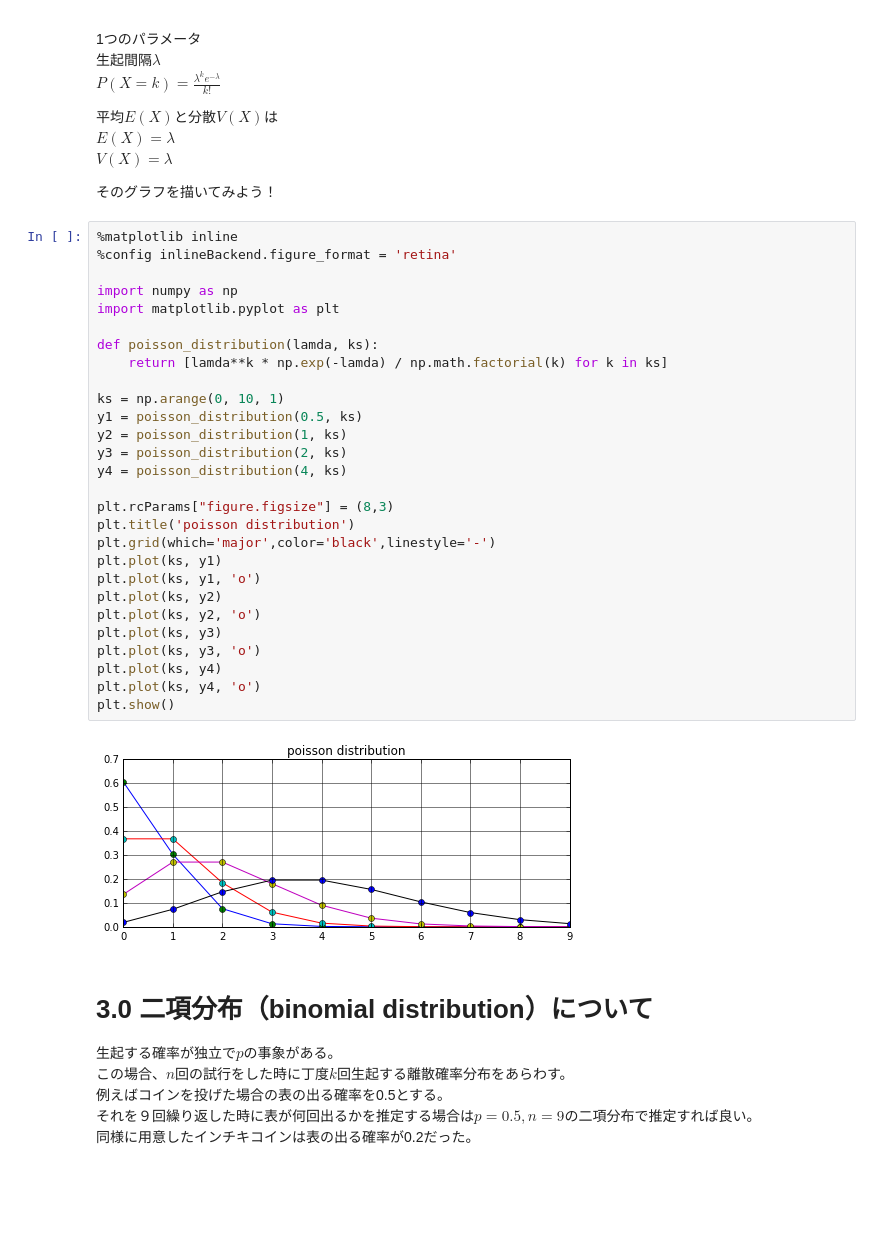
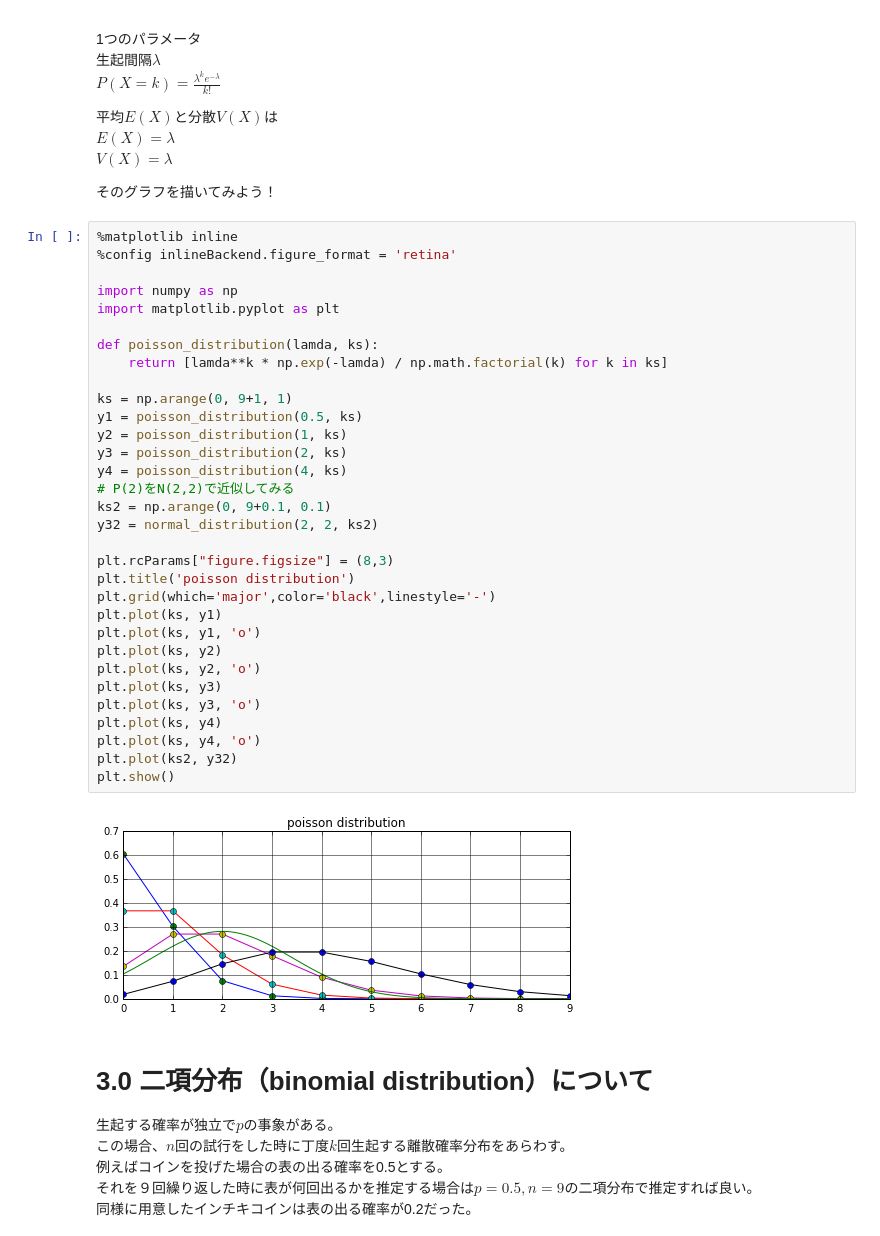
Before and after one commit to koki-ogura/probability_basis, a Jupyter notebook: probability_distributions.ipynb, the cells around one changed output. Cells and saved outputs as stored; diff of their text form; blank space fills up the shorter version.

```diff
--- a/probability_distributions.ipynb
+++ b/probability_distributions.ipynb
@@ -106,33 +107,37 @@ $V(X)=\lambda$
 # %%
 %matplotlib inline
 %config inlineBackend.figure_format = 'retina'
 
 import numpy as np
 import matplotlib.pyplot as plt
 
 def poisson_distribution(lamda, ks):
     return [lamda**k * np.exp(-lamda) / np.math.factorial(k) for k in ks]
 
-ks = np.arange(0, 10, 1)
+ks = np.arange(0, 9+1, 1)
 y1 = poisson_distribution(0.5, ks)
 y2 = poisson_distribution(1, ks)
 y3 = poisson_distribution(2, ks)
 y4 = poisson_distribution(4, ks)
+# P(2)をN(2,2)で近似してみる
+ks2 = np.arange(0, 9+0.1, 0.1)
+y32 = normal_distribution(2, 2, ks2)
 
 plt.rcParams["figure.figsize"] = (8,3)
 plt.title('poisson distribution')
 plt.grid(which='major',color='black',linestyle='-')
 plt.plot(ks, y1)
 plt.plot(ks, y1, 'o')
 plt.plot(ks, y2)
 plt.plot(ks, y2, 'o')
 plt.plot(ks, y3)
 plt.plot(ks, y3, 'o')
 plt.plot(ks, y4)
 plt.plot(ks, y4, 'o')
+plt.plot(ks2, y32)
 plt.show()
 # %% [output]
-[figure, old version]
+[figure, new version]
 # %% [markdown]
 # 3.0 二項分布（binomial distribution）について
 
```
Also changed, not shown: parts of 6 cells of this notebook.
